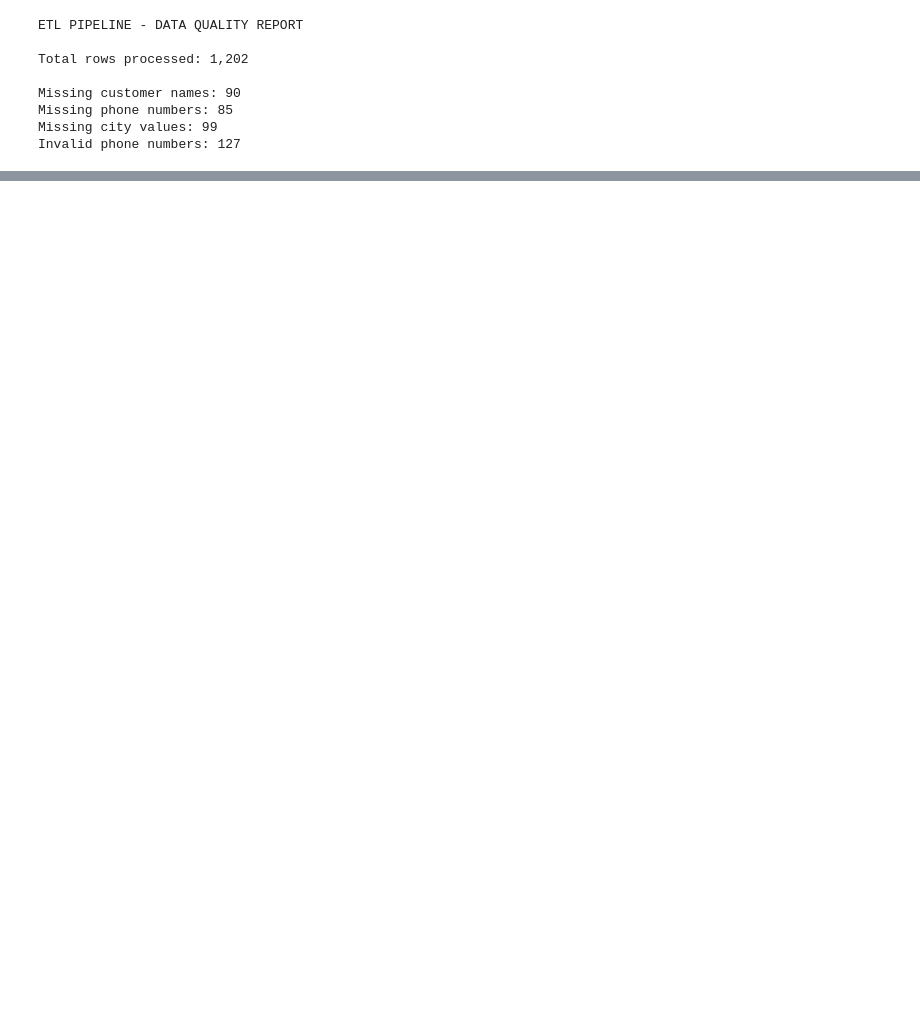
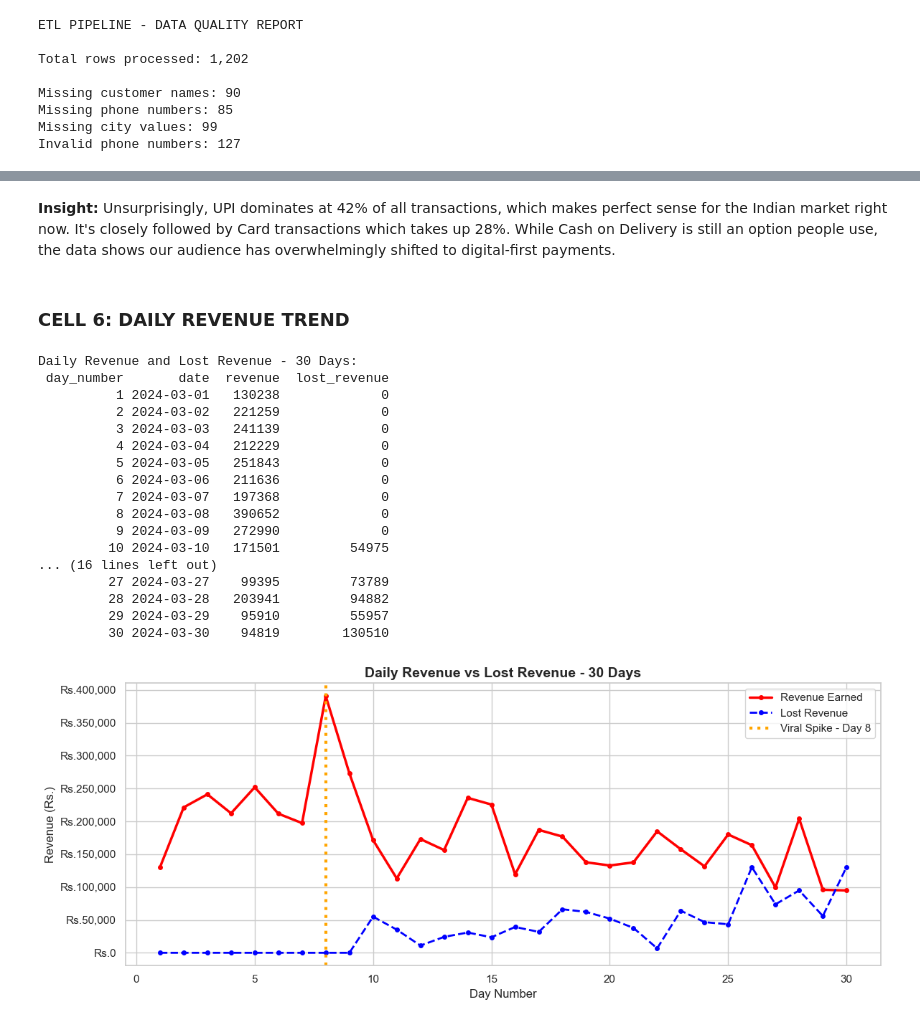
Before and after one commit to pragnika-labs/ecommerce-inventory-pipeline, a Jupyter notebook: analysis/insights.ipynb, the cells around one changed output, grey strips where cells are left out. Cells and saved outputs as stored; diff of their text form; code cells hidden in the pictures; blank space fills up the shorter version.

```diff
--- a/analysis/insights.ipynb
+++ b/analysis/insights.ipynb
@@ -132,0 +195,72 @@ Invalid phone numbers: 127
+# %% [markdown]
+**Insight:** Unsurprisingly, UPI dominates at 42% of all transactions, which makes perfect sense for the Indian market right now. It's closely followed by Card transactions which takes up 28%. While Cash on Delivery is still an option people use, the data shows our audience has overwhelmingly shifted to digital-first payments.
+# %% [markdown]
+### **CELL 6: DAILY REVENUE TREND**
+# %%
+daily = pd.read_sql("""
+                    SELECT
+                    day_number,
+                    date,
+                    SUM(revenue) AS revenue,
+                    SUM(lost_revenue) AS lost_revenue
+                    FROM sales_clean
+                    GROUP BY day_number, date
+                    ORDER BY day_number
+                    """, engine)
+
+daily["date"] = pd.to_datetime(daily["date"])
+
+print("Daily Revenue and Lost Revenue - 30 Days:")
+print(daily.to_string(index=False))
+print()
+
+fig, ax = plt.subplots()
+
+ax.plot(
+    daily["day_number"], daily["revenue"],
+    color = "red", linewidth = 2.5,
+    marker = "o", markersize = 4,
+    label = "Revenue Earned"
+)
+
+ax.plot(
+    daily["day_number"], daily["lost_revenue"],
+    color = "blue", linewidth = 2,
+    linestyle = "--", marker = "o", markersize = 4,
+    label = "Lost Revenue"
+)
+
+ax.axvline(
+    x=8, color="orange",
+    linestyle=":", linewidth=3,
+    label="Viral Spike - Day 8"
+)
+
+ax.set_title("Daily Revenue vs Lost Revenue - 30 Days",
+             fontsize=14, fontweight="bold")
+ax.set_xlabel("Day Number")
+ax.set_ylabel("Revenue (Rs.)")
+ax.yaxis.set_major_formatter(
+    mticker.FuncFormatter(lambda x, _: f"Rs.{x:,.0f}"))
+ax.legend()
+plt.tight_layout()
+save_and_show("chart1_daily_revenue.png")
+# %% [output]
+Daily Revenue and Lost Revenue - 30 Days:
+ day_number       date  revenue  lost_revenue
+          1 2024-03-01   130238             0
+          2 2024-03-02   221259             0
+          3 2024-03-03   241139             0
+          4 2024-03-04   212229             0
+          5 2024-03-05   251843             0
+          6 2024-03-06   211636             0
+          7 2024-03-07   197368             0
+          8 2024-03-08   390652             0
+          9 2024-03-09   272990             0
+         10 2024-03-10   171501         54975
+... (16 lines left out)
+         27 2024-03-27    99395         73789
+         28 2024-03-28   203941         94882
+         29 2024-03-29    95910         55957
+         30 2024-03-30    94819        130510
+[figure, added]
```
Also changed, not shown: parts of 11 cells of this notebook, 3 other files.
